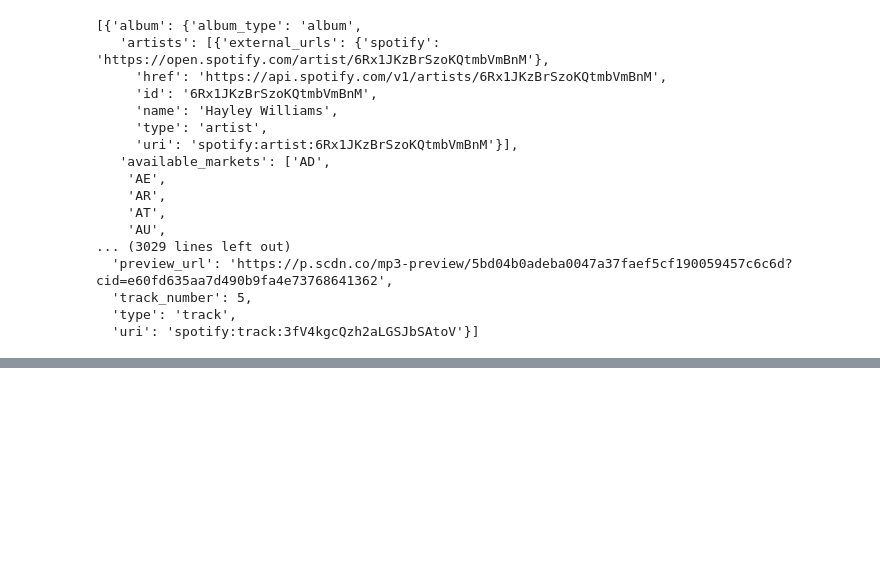
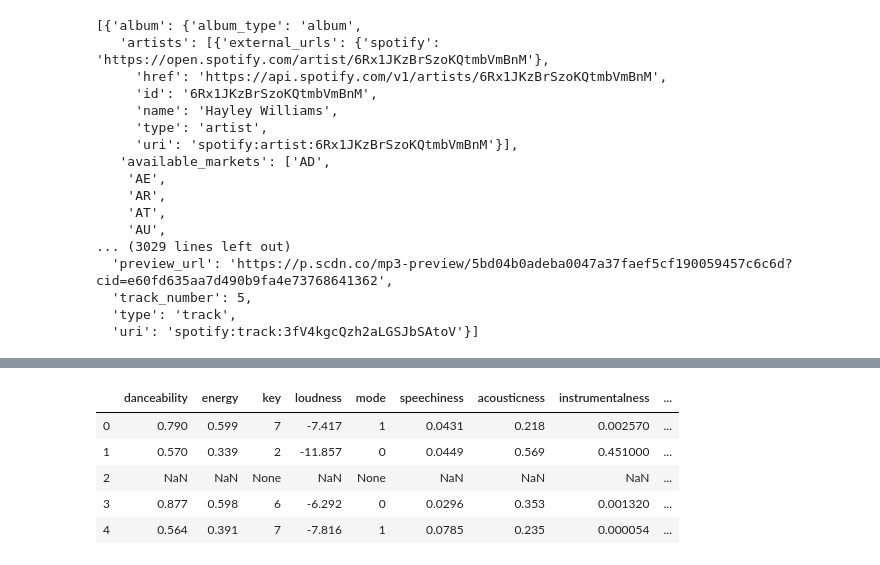
Before and after one commit to bpbull/virtual_vinyl_critic, a Jupyter notebook: spotify_api_calls.ipynb, the cells around one changed output, grey strips where cells are left out. Drawn from its saved outputs; the diff is of its cells as text; code cells hidden in the pictures; blank space fills up the shorter version.

Commit message:
formatted data into df

```diff
--- a/spotify_api_calls.ipynb
+++ b/spotify_api_calls.ipynb
@@ -378,0 +267,39 @@ TypeError: zip argument #2 must support iteration
+# %%
+#read in pickled data
+tracks_audio_features = pd.read_pickle('features_spotify.pkl')
+tracks_objects = pd.read_pickle('object_spotify.pkl')
+# %%
+#flatten lists
+flat_tracks_objects = [item for sublist in tracks_objects for item in sublist]
+flat_tracks_audio_features = [item for sublist in tracks_audio_features for item in sublist]
+# %%
+#create dataframes with desired columns
+objects_df = pd.DataFrame(columns=[
+    'name',
+    'duration_ms',
+    'popularity',
+    'num_markets',
+    'album',
+    'disc_number',
+    'is_explicit',
+    'track_number',
+    'release_date',
+    'artist',
+    'id'
+])
+# %%
+features_df = pd.DataFrame(columns=[
+    'danceability',
+    'energy',
+    'key',
+    'loudness',
+    'mode',
+    'speechiness',
+    'acousticness',
+    'instrumentalness',
+    'liveness',
+    'valence',
+    'tempo',
+    'time_signature',
+    'id'
+])
@@ -378,0 +434,9 @@ TypeError: zip argument #2 must support iteration
+# %%
+features_df.head()
+# %% [output]
+|  | danceability | energy | key | loudness | mode | speechiness | acousticness | instrumentalness | ... |
+| 0 | 0.790 | 0.599 | 7 | -7.417 | 1 | 0.0431 | 0.218 | 0.002570 | ... |
+| 1 | 0.570 | 0.339 | 2 | -11.857 | 0 | 0.0449 | 0.569 | 0.451000 | ... |
+| 2 | NaN | NaN | None | NaN | None | NaN | NaN | NaN | ... |
+| 3 | 0.877 | 0.598 | 6 | -6.292 | 0 | 0.0296 | 0.353 | 0.001320 | ... |
+| 4 | 0.564 | 0.391 | 7 | -7.816 | 1 | 0.0785 | 0.235 | 0.000054 | ... |
```
Also changed, not shown: parts of 22 cells of this notebook.
